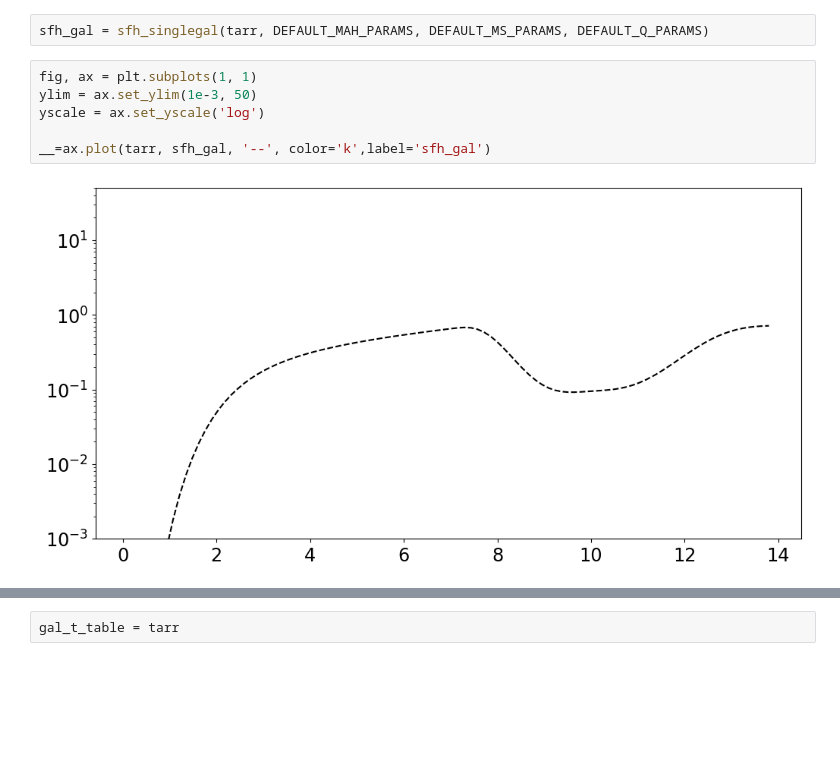
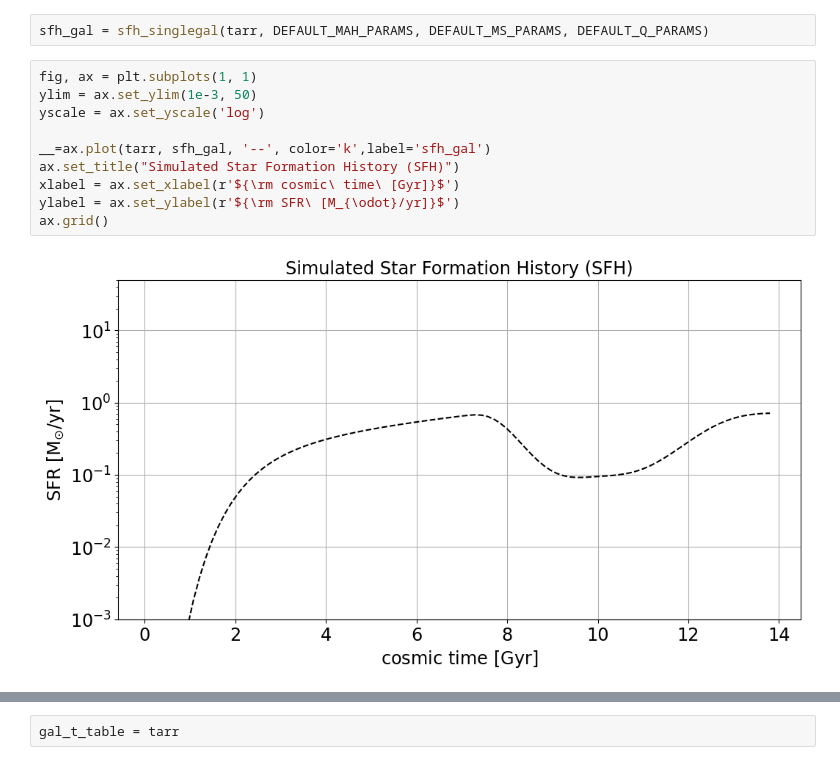
Before and after one commit to sylvielsstfr/Fors2ToStellarPopSynthesis, a Jupyter notebook: examples/examples_comparedatamodel/CompareSEDModel_OneDataSpectrum.ipynb, the cells around one changed output, grey strips where cells are left out. Cells and saved outputs as stored; diff of their text form; blank space fills up the shorter version.

```diff
--- a/examples/examples_comparedatamodel/CompareSEDModel_OneDataSpectrum.ipynb
+++ b/examples/examples_comparedatamodel/CompareSEDModel_OneDataSpectrum.ipynb
@@ -445,8 +449,12 @@ sfh_gal = sfh_singlegal(tarr, DEFAULT_MAH_PARAMS, DEFAULT_MS_PARAMS, DEFAULT_Q_P
 # %%
 fig, ax = plt.subplots(1, 1)
 ylim = ax.set_ylim(1e-3, 50)
 yscale = ax.set_yscale('log')
 
 __=ax.plot(tarr, sfh_gal, '--', color='k',label='sfh_gal')
+ax.set_title("Simulated Star Formation History (SFH)")
+xlabel = ax.set_xlabel(r'${\rm cosmic\ time\ [Gyr]}$')
+ylabel = ax.set_ylabel(r'${\rm SFR\ [M_{\odot}/yr]}$')
+ax.grid()
 # %% [output]
-[figure, old version]
+[figure, new version]
```
Also changed, not shown: parts of 9 cells of this notebook.
